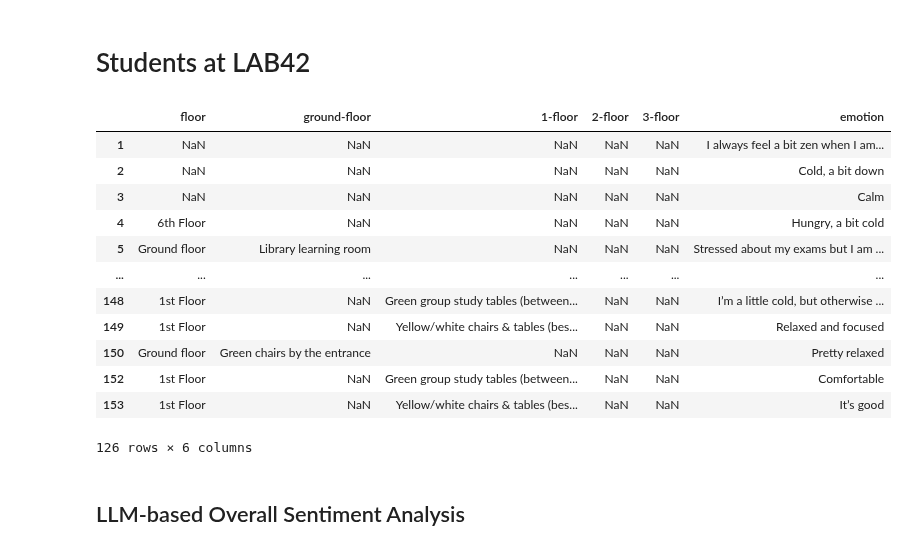
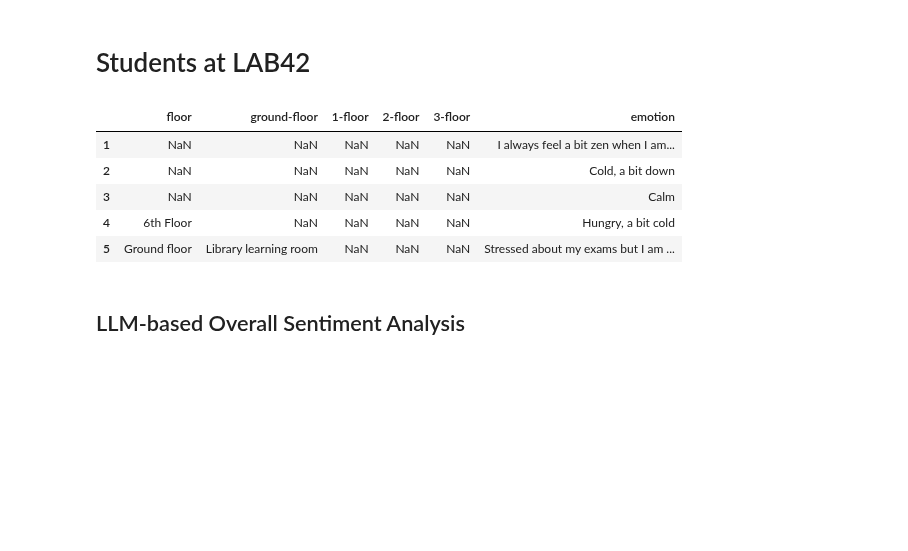
Before and after one commit to shrutirao94/language-comfort-emotions, a Jupyter notebook: sentiment-analysis.ipynb, the cells around one changed output. Cells and saved outputs as stored; diff of their text form; code cells hidden in the pictures; blank space fills up the shorter version.

```diff
--- a/sentiment-analysis.ipynb
+++ b/sentiment-analysis.ipynb
@@ -37,21 +32,14 @@ drop_col_emo=['occupation', 'usage', 'recruitment', 'comfort']
 # %%
 emo_sl42 = pd.read_csv('data/lab42_cleaned_data.csv', index_col=0).drop(columns = drop_col_emo, axis=1).dropna(subset=['emotion'])
 # %%
-emo_sl42
+emo_sl42.head()
 # %% [output]
 |  | floor | ground-floor | 1-floor | 2-floor | 3-floor | emotion |
 | 1 | NaN | NaN | NaN | NaN | NaN | I always feel a bit zen when I am... |
 | 2 | NaN | NaN | NaN | NaN | NaN | Cold, a bit down |
 | 3 | NaN | NaN | NaN | NaN | NaN | Calm |
 | 4 | 6th Floor | NaN | NaN | NaN | NaN | Hungry, a bit cold |
 | 5 | Ground floor | Library learning room | NaN | NaN | NaN | Stressed about my exams but I am ... |
-| ... | ... | ... | ... | ... | ... | ... |
-| 148 | 1st Floor | NaN | Green group study tables (between... | NaN | NaN | I’m a little cold, but otherwise ... |
-| 149 | 1st Floor | NaN | Yellow/white chairs & tables (bes... | NaN | NaN | Relaxed and focused |
-| 150 | Ground floor | Green chairs by the entrance | NaN | NaN | NaN | Pretty relaxed |
-| 152 | 1st Floor | NaN | Green group study tables (between... | NaN | NaN | Comfortable |
-| 153 | 1st Floor | NaN | Yellow/white chairs & tables (bes... | NaN | NaN | It’s good |
-126 rows × 6 columns
 # %% [markdown]
 ## LLM-based Overall Sentiment Analysis
 # %%
```
Also changed, not shown: parts of 16 cells of this notebook.
